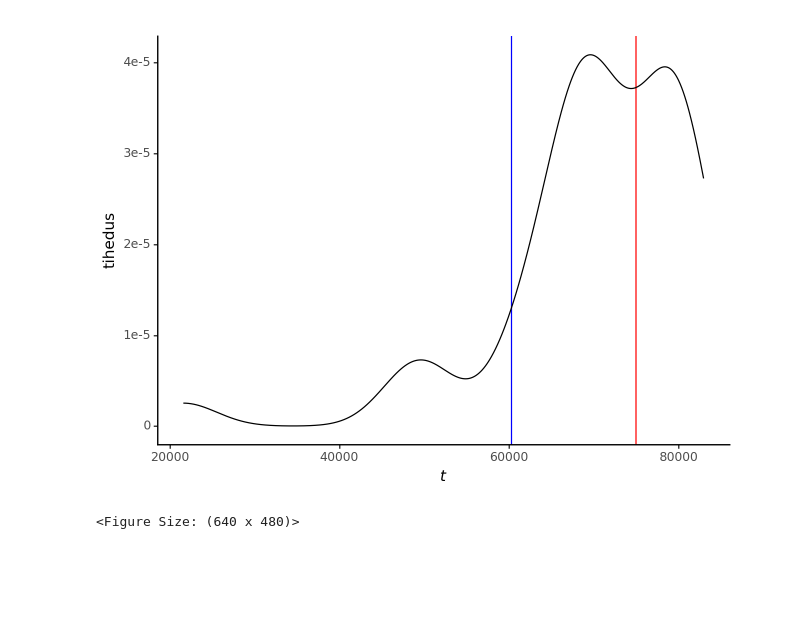
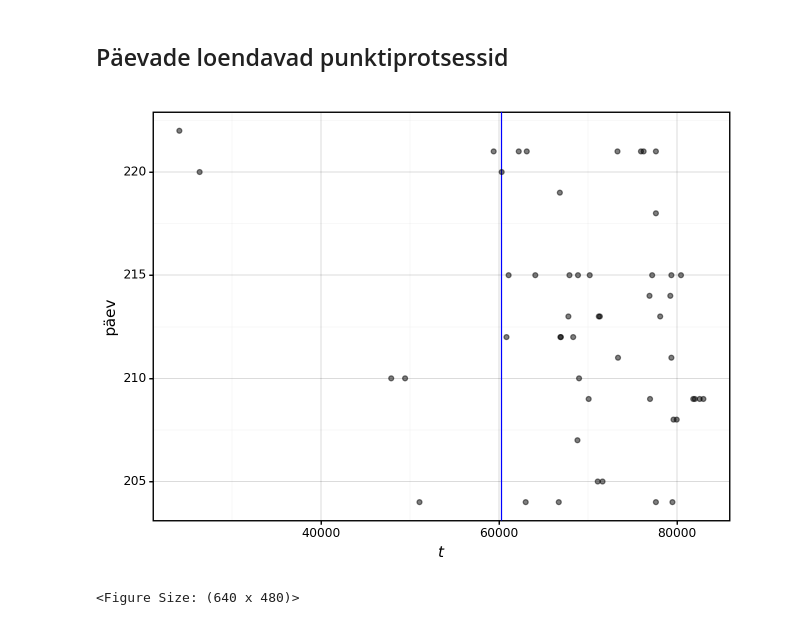
Before and after one commit to mart-mihkel/spioonid, a Jupyter notebook: main.ipynb, the cells around one changed output. Cells and saved outputs as stored; diff of their text form; code cells hidden in the pictures; blank space fills up the shorter version.

Commit message:
päevade kaupa punktiprotsess

```diff
--- a/main.ipynb
+++ b/main.ipynb
@@ -38,13 +32,13 @@ toit_df
-# %%
-(
-    ggplot(spioon_df) +
-    aes('sekund') +
-    labs(x='$t$', y='tihedus') +
-    theme_classic() +
-    geom_vline(xintercept=60300, color='blue') +  # tavaline reservaja al
-    geom_vline(xintercept=75000, color='red') +  # õhtuse rivistuse lõpp
-    geom_density()
-)
-# %% [output]
-[figure, removed]
-<Figure Size: (640 x 480)>
+# %% [markdown]
+## Päevade loendavad punktiprotsessid
+# %%
+g = ggplot(spioon_df) + theme_linedraw() + aes('sekund', 'päev')
+g += labs(x='$t$', y='päev')
+g += geom_vline(xintercept=60300, color='b')  # reservaja algus
+g += geom_point(alpha=0.5)
+
+# g.save('paber/spioonid_päevad.png', dpi=100)
+g
+# %% [output]
+[figure, added]
+<Figure Size: (640 x 480)>
```
Also changed, not shown: parts of 4 cells of this notebook.
